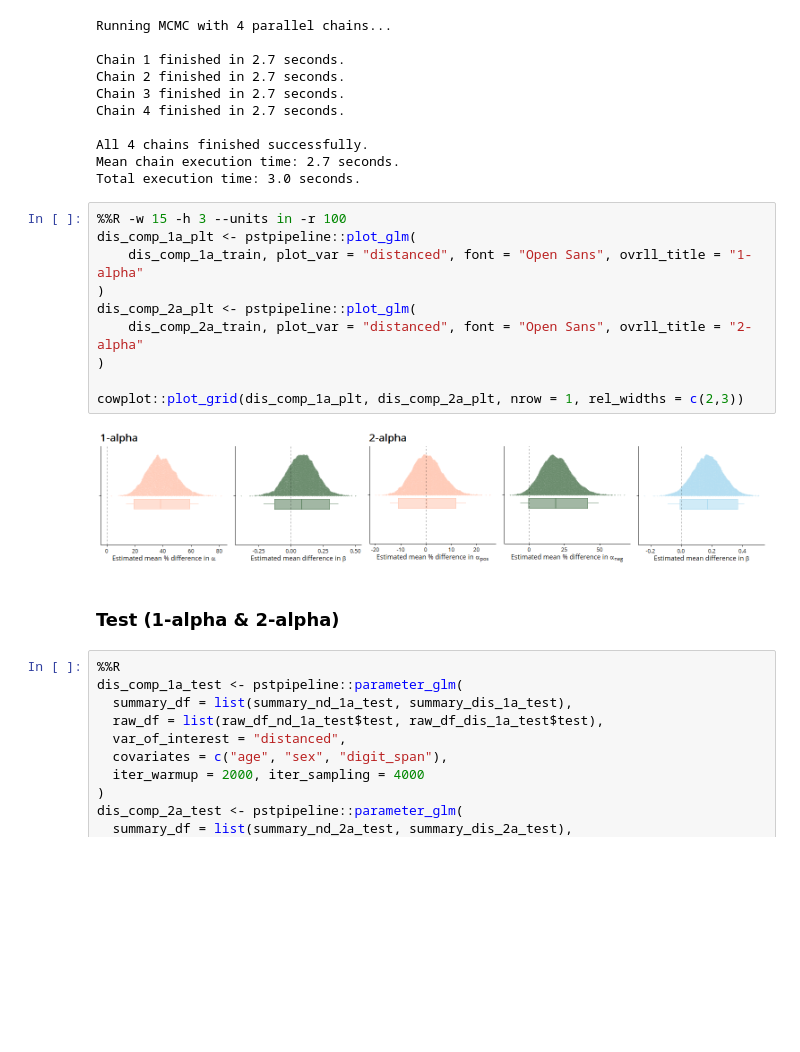
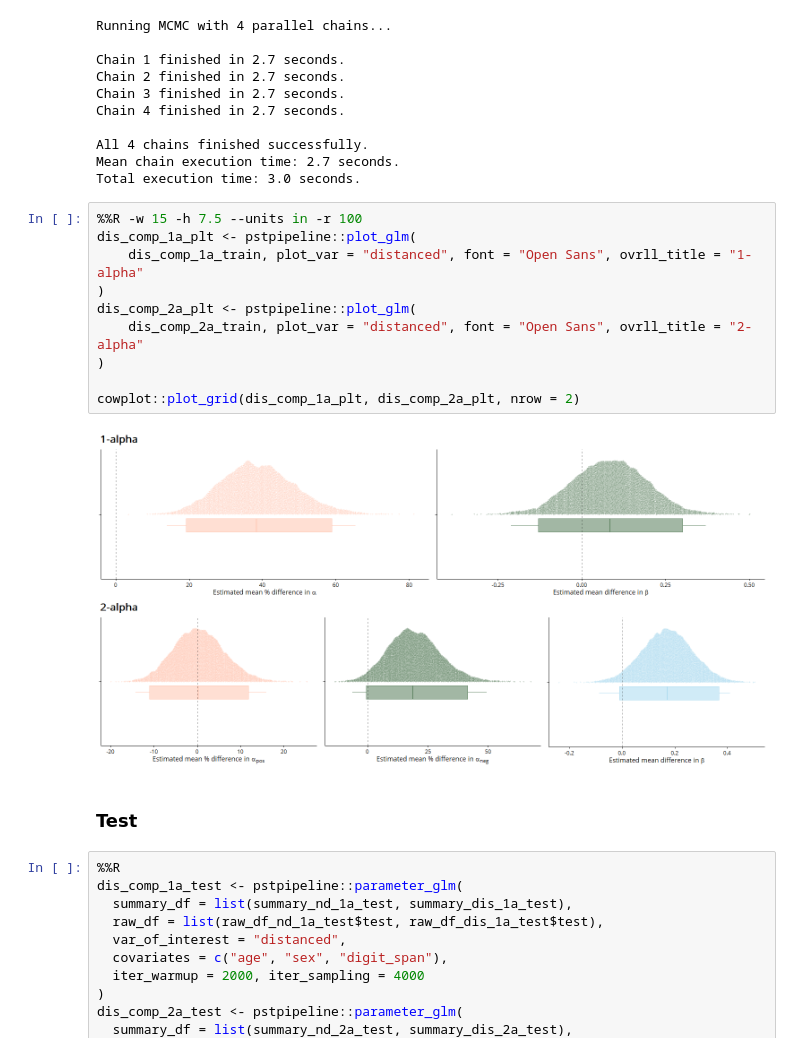
Before and after one commit to qdercon/pstpipeline, a Jupyter notebook: notebooks/main_results.ipynb, the cells around one changed output. Cells and saved outputs as stored; diff of their text form; blank space fills up the shorter version.

```diff
--- a/notebooks/main_results.ipynb
+++ b/notebooks/main_results.ipynb
@@ -432,19 +432,19 @@ All 4 chains finished successfully.
 Mean chain execution time: 2.7 seconds.
 Total execution time: 3.0 seconds.
 # %%
-%%R -w 15 -h 3 --units in -r 100
+%%R -w 15 -h 7.5 --units in -r 100
 dis_comp_1a_plt <- pstpipeline::plot_glm(
     dis_comp_1a_train, plot_var = "distanced", font = "Open Sans", ovrll_title = "1-alpha"
 )
 dis_comp_2a_plt <- pstpipeline::plot_glm(
     dis_comp_2a_train, plot_var = "distanced", font = "Open Sans", ovrll_title = "2-alpha"
 )
 
-cowplot::plot_grid(dis_comp_1a_plt, dis_comp_2a_plt, nrow = 1, rel_widths = c(2,3))
+cowplot::plot_grid(dis_comp_1a_plt, dis_comp_2a_plt, nrow = 2)
 # %% [output]
-[figure, old version]
+[figure, new version]
 # %% [markdown]
-### Test (1-alpha & 2-alpha)
+### Test
 # %%
 %%R
 dis_comp_1a_test <- pstpipeline::parameter_glm(
```
Also changed, not shown: parts of 4 cells of this notebook, 1 other file.
